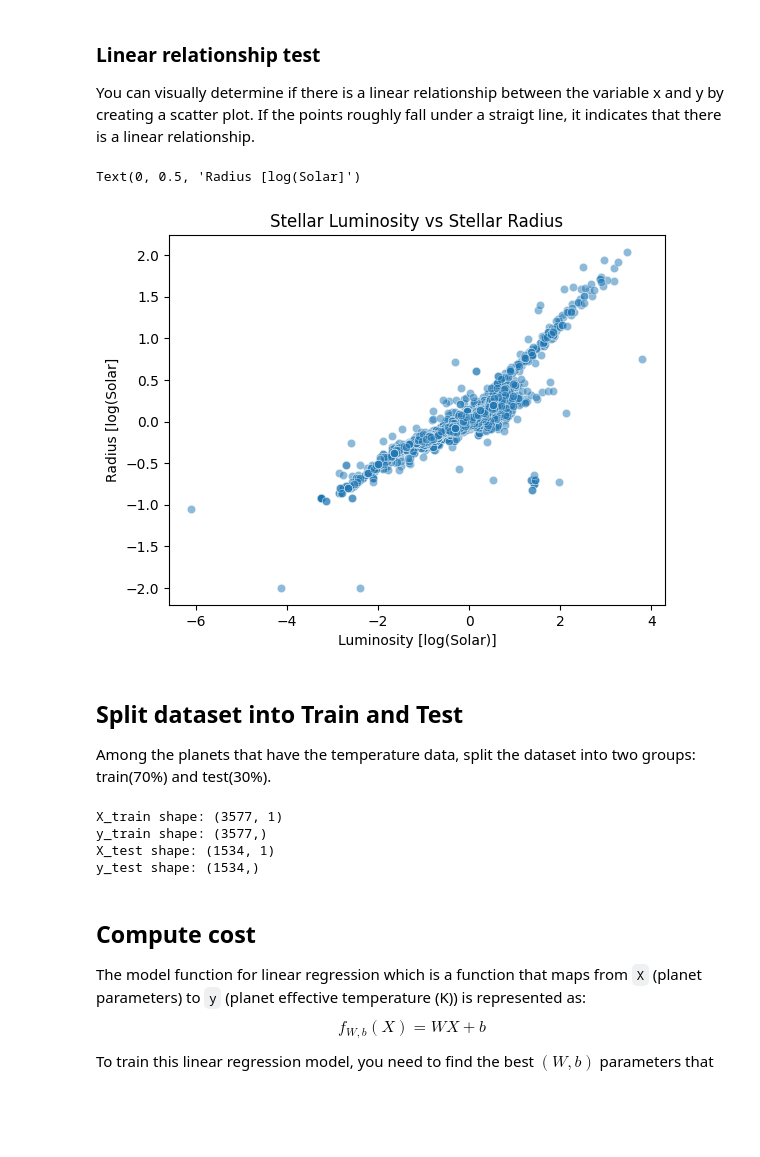
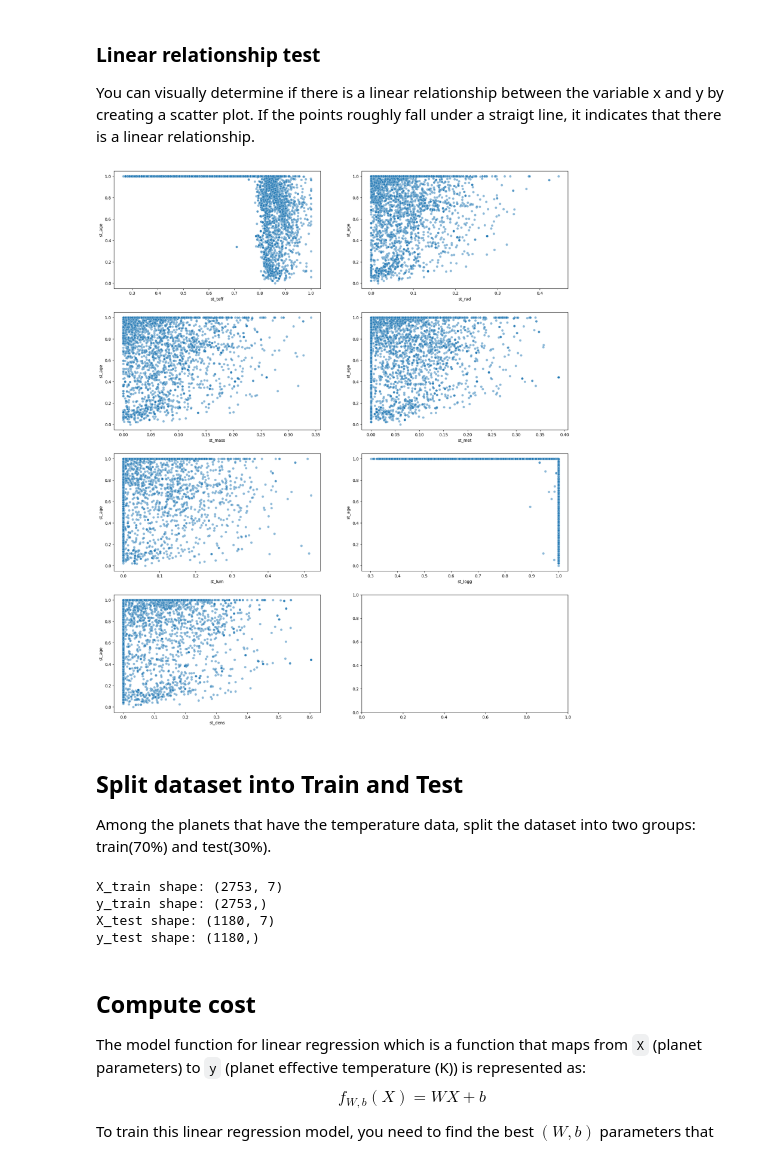
Before and after one commit to leoybkim/exoplanet, a Jupyter notebook: Linear_Regression.ipynb, the cells around one changed output. Saved outputs shown, nothing was run; the diff lists cells and outputs as text; code cells hidden in the pictures; blank space fills up the shorter version.

```diff
--- a/Linear_Regression.ipynb
+++ b/Linear_Regression.ipynb
@@ -17,7 +17,7 @@ import math
 
 df = pd.read_csv('exoplanet_dataset.csv')
 df = df.groupby(['hostname', 'st_lum', 'st_rad', 'st_teff', 'st_mass', 'st_met', 'st_logg', 'st_age', 'st_dens']).apply(lambda x: x.drop_duplicates())
-df = df[['hostname', 'st_lum', 'st_rad', 'st_teff', 'st_mass', 'st_met', 'st_metratio', 'st_logg', 'st_age', 'st_dens']]
+df = df[['hostname', 'st_lum', 'st_rad', 'st_teff', 'st_mass', 'st_met', 'st_logg', 'st_age', 'st_dens']]
 
 df = df.dropna() # Drop nan values
 # %%
@@ -65,0 +102,6 @@ plt.show()
+# %%
+convert = ['st_rad', 'st_teff', 'st_mass', 'st_dens'] # features to convert to log scale
+drop = ['st_met_exp','st_lum_exp','st_logg_exp'] # features to drop
+
+df[convert] = df[convert].apply(lambda x: np.log10(x), axis=1)
+df = df.drop(drop, axis=1)
@@ -107,0 +158,17 @@ df['st_dens']  min: 0.00401                max: 107.44923            mean: 2.911
+# %%
+def min_max_norm(row):
+    """Scale a row of a DataFrame to a fixed range between 0 and 1 using min-max scaling."""
+    return (row - row.min()) / (row.max() - row.min())
+
+features = ['st_lum', 'st_rad', 'st_teff', 'st_mass', 'st_met', 'st_logg', 'st_age', 'st_dens']
+df_norm = df[features].apply(min_max_norm, axis=1)
+df_norm = pd.concat([df_norm, df.drop(features, axis=1)], axis=1)
+
+print(f"df_norm['st_lum']   min: {df_norm['st_lum'].min():<20} max: {df_norm['st_lum'].max():<20} mean: {df_norm['st_lum'].mean():<10}")
+print(f"df_norm['st_rad']   min: {df_norm['st_rad'].min():<20} max: {df_norm['st_rad'].max():<20} mean: {df_norm['st_rad'].mean():<10}")
+print(f"df_norm['st_teff']  min: {df_norm['st_teff'].min():<20} max: {df_norm['st_teff'].max():<20} mean: {df_norm['st_teff'].mean():<10}")
+print(f"df_norm['st_mass']  min: {df_norm['st_mass'].min():<20} max: {df_norm['st_mass'].max():<20} mean: {df_norm['st_mass'].mean():<10}")
+print(f"df_norm['st_met']   min: {df_norm['st_met'].min():<20} max: {df_norm['st_met'].max():<20} mean: {df_norm['st_met'].mean():<10}")
+print(f"df_norm['st_logg']  min: {df_norm['st_logg'].min():<20} max: {df_norm['st_logg'].max():<20} mean: {df_norm['st_logg'].mean():<10}")
+print(f"df_norm['st_age']   min: {df_norm['st_age'].min():<20} max: {df_norm['st_age'].max():<20} mean: {df_norm['st_age'].mean():<10}")
+print(f"df_norm['st_dens']  min: {df_norm['st_dens'].min():<20} max: {df_norm['st_dens'].max():<20} mean: {df_norm['st_dens'].mean():<10}")
@@ -119,15 +231,23 @@ df['st_dens']  min: 0.00401                max: 107.44923            mean: 2.911
 
 You can visually determine if there is a linear relationship between the variable x and y by creating a scatter plot. If the points roughly fall under a straigt line, it indicates that there is a linear relationship.
 # %%
-fig, ax = plt.subplots()
-sns.scatterplot(x='st_lum', y='st_rad',ax=ax, data=df, alpha=0.5)
-ax.set_title('Stellar Luminosity vs Stellar Radius')
-ax.set_xlabel('Luminosity [log(Solar)]')
-ax.set_ylabel('Radius [log(Solar]')
+fig, ax = plt.subplots(4,2,figsize=(20,24))
+axes = ax.flatten()
+
+def graph_scatterplot(df, x, y, ax, title, xlabel, ylabel):
+    sns.scatterplot(x=x, y=y, data=df, ax=ax, alpha=0.5)
+
+graph_scatterplot(df_norm, 'st_teff', 'st_age', axes[0], 'Temperature vs Age', 'Temperature log10(K)', 'Age (Gyr)')
+graph_scatterplot(df_norm, 'st_rad', 'st_age', axes[1], 'Radius vs Age', 'Radius log10(Solar)', 'Age (Gyr)')
+graph_scatterplot(df_norm, 'st_mass', 'st_age', axes[2], 'Mass vs Age', 'Mass log10(Solar)', 'Age (Gyr)')
+graph_scatterplot(df_norm, 'st_met', 'st_age', axes[3], 'Metalicity vs Age', 'Metalicity (dex)', 'Age (Gyr)')
+graph_scatterplot(df_norm, 'st_lum', 'st_age', axes[4], 'Luminosity vs Age', 'Luminosity log10(Solar)', 'Age (Gyr)')
+graph_scatterplot(df_norm, 'st_logg', 'st_age', axes[5], 'Surface Gravity vs Age', 'Gravity log10(cm/s**2)', 'Age (Gyr)')
+graph_scatterplot(df_norm, 'st_dens', 'st_age', axes[6], 'Density vs Age', 'Density log10(g/cm**3)', 'Age (Gyr)')
+
 plt.show()
 # %% [output]
-Text(0, 0.5, 'Radius [log(Solar]')
-[figure, old version]
+[figure, new version]
 # %%
 # hypothesis tests to determine whether there are any significant differences the two group ex) t-test
 # statistical tests to determine whethger a data set deviates from the expectations of a normal distribution ex) D'Agostino-Pearson omnibus, Shapiro-Wilk, Kolmogorov-Smirnov
@@ -200,8 +320,8 @@ Among the planets that have the temperature data, split the dataset into two gro
 # %%
 from sklearn.model_selection import train_test_split
 
-y = df['st_rad']
-X = df['st_lum']
+y = df_norm['st_age']
+X = df_norm.drop(['st_age','hostname'], axis=1)
 X_train, X_test, y_train, y_test = train_test_split(X, y, test_size=0.3, random_state=42) # random state is used to get the same output each time
 
 X_train = np.array(X_train)
@@ -209,18 +329,18 @@ X_test = np.array(X_test)
 y_train = np.array(y_train)
 y_test = np.array(y_test)
 
-X_train = X_train.reshape(X_train.shape[0], 1)  # change shape from (R,) to (R, 1)
-X_test = X_test.reshape(X_test.shape[0], 1)
+# X_train = X_train.reshape(X_train.shape[0], 1)  # change shape from (R,) to (R, 1)
+# X_test = X_test.reshape(X_test.shape[0], 1)
 
 print('X_train shape:', X_train.shape)
 print('y_train shape:', y_train.shape)
 print('X_test shape:', X_test.shape)
 print('y_test shape:', y_test.shape)
 # %% [output]
-X_train shape: (3577, 1)
-y_train shape: (3577,)
-X_test shape: (1534, 1)
-y_test shape: (1534,)
+X_train shape: (2753, 7)
+y_train shape: (2753,)
+X_test shape: (1180, 7)
+y_test shape: (1180,)
 # %% [markdown]
 ## Compute cost
 
```
Also changed, not shown: parts of 20 cells of this notebook.
